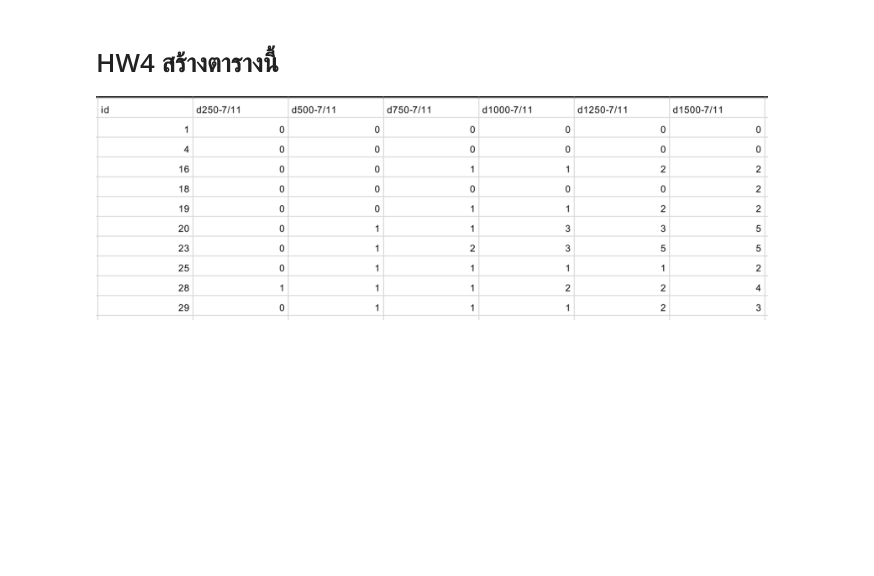
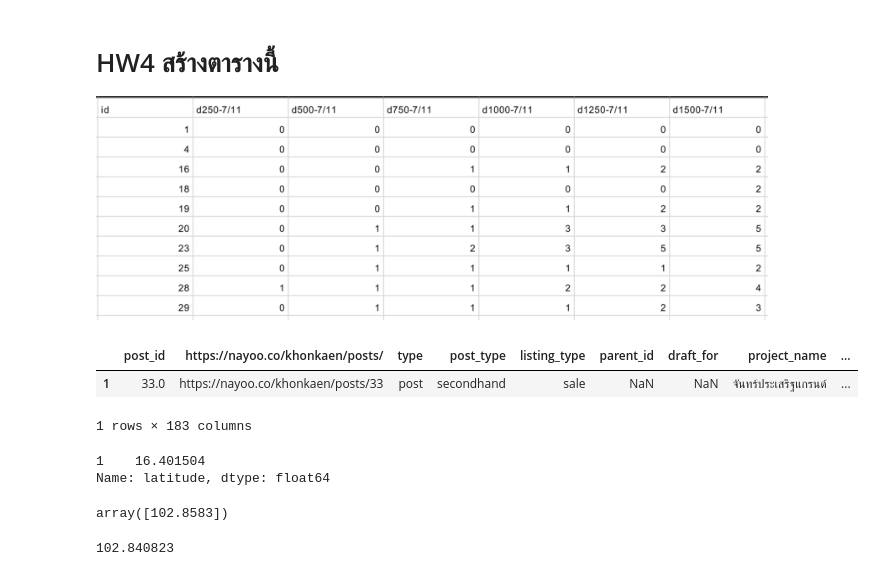
Before and after one commit to tohnperfect/bsc_dpdm22, a Jupyter notebook: [dataprep2]_GIS_point_of_interest_data.ipynb, the cells around one changed output. Drawn from its saved outputs; the diff is of its cells as text; code cells hidden in the pictures; blank space fills up the shorter version.

```diff
--- a/[dataprep2]_GIS_point_of_interest_data.ipynb
+++ b/[dataprep2]_GIS_point_of_interest_data.ipynb
@@ -183,3 +159,25 @@ geopy.distance.geodesic(loc1,loc2).m
 # HW4 สร้างตารางนี้
 
 ![Screen Shot 2566-01-04 at 10.25.58.png](embedded-picture-1)
+# %%
+id = 33
+# %%
+this_home = home[home['post_id']== id]
+this_home
+# %% [output]
+|  | post_id | https://nayoo.co/khonkaen/posts/ | type | post_type | listing_type | parent_id | draft_for | project_name | ... |
+| 1 | 33.0 | https://nayoo.co/khonkaen/posts/33 | post | secondhand | sale | NaN | NaN | จันทร์ประเสริฐแกรนด์ | ... |
+1 rows × 183 columns
+# %%
+this_home['latitude']
+# %% [output]
+1    16.401504
+Name: latitude, dtype: float64
+# %%
+this_home['longitude'].values
+# %% [output]
+array([102.8583])
+# %%
+this_home['longitude'].values[0]
+# %% [output]
+102.840823
```
Also changed, not shown: parts of 24 cells of this notebook.
